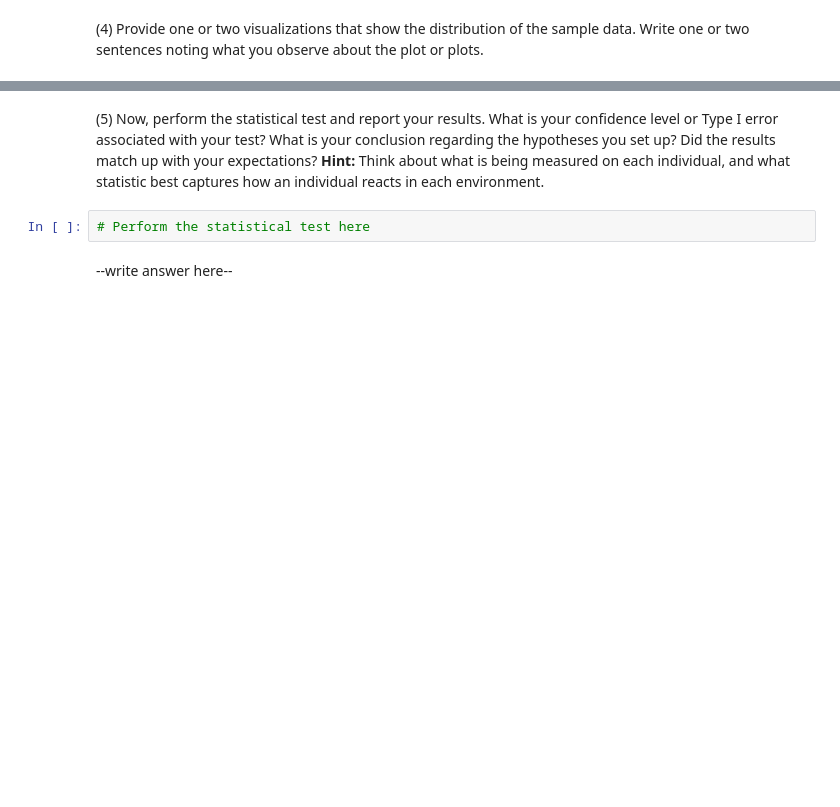
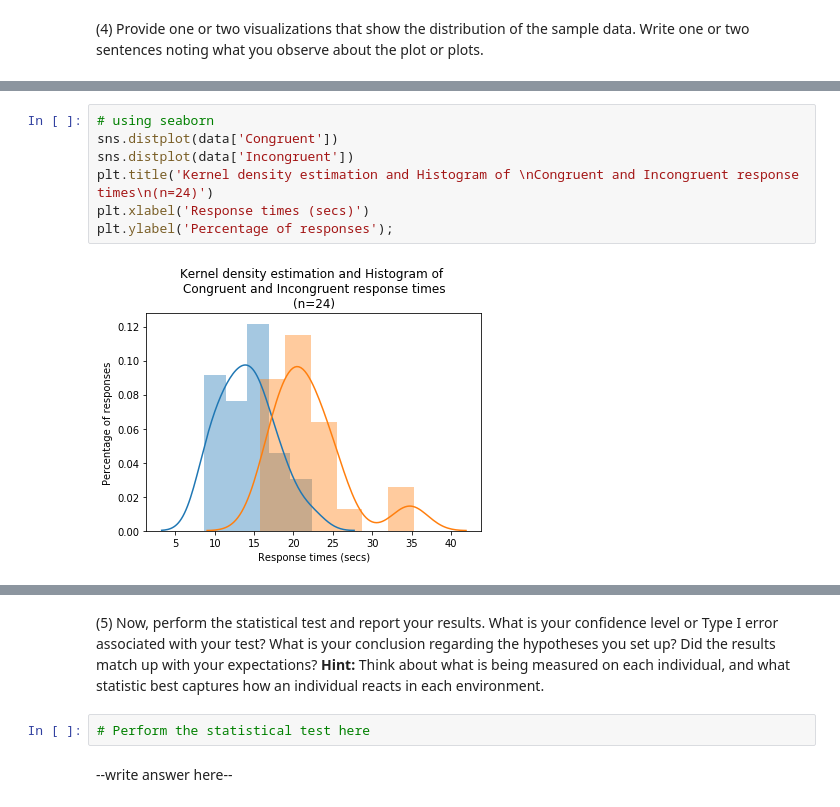
Before and after one commit to Zabamund/datasci-nano, a Jupyter notebook: term2/stroopEffect/TestAPerceptualPhenomenon.ipynb, the cells around one changed output, grey strips where cells are left out. Drawn from its saved outputs; the diff is of its cells as text; blank space fills up the shorter version.

```diff
--- a/term2/stroopEffect/TestAPerceptualPhenomenon.ipynb
+++ b/term2/stroopEffect/TestAPerceptualPhenomenon.ipynb
@@ -24,0 +201,9 @@ Perform the analysis in the space below. Remember to follow [the instructions](h
+# %%
+# using seaborn
+sns.distplot(data['Congruent'])
+sns.distplot(data['Incongruent'])
+plt.title('Kernel density estimation and Histogram of \nCongruent and Incongruent response times\n(n=24)')
+plt.xlabel('Response times (secs)')
+plt.ylabel('Percentage of responses');
+# %% [output]
+[figure, added]
```
Also changed, not shown: parts of 21 cells of this notebook.
